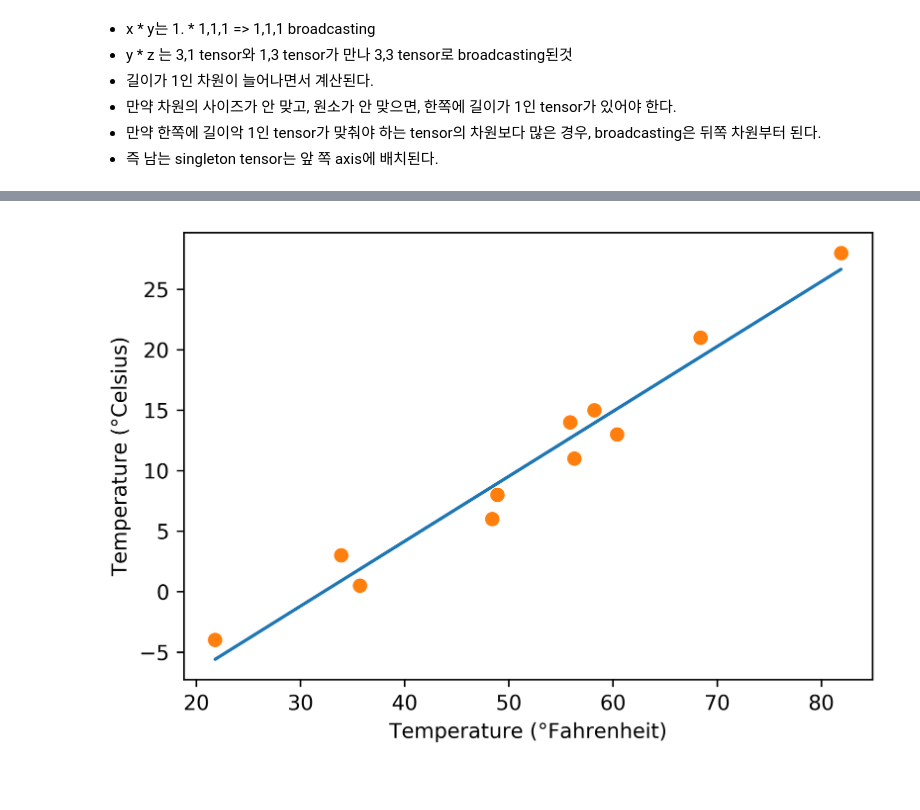
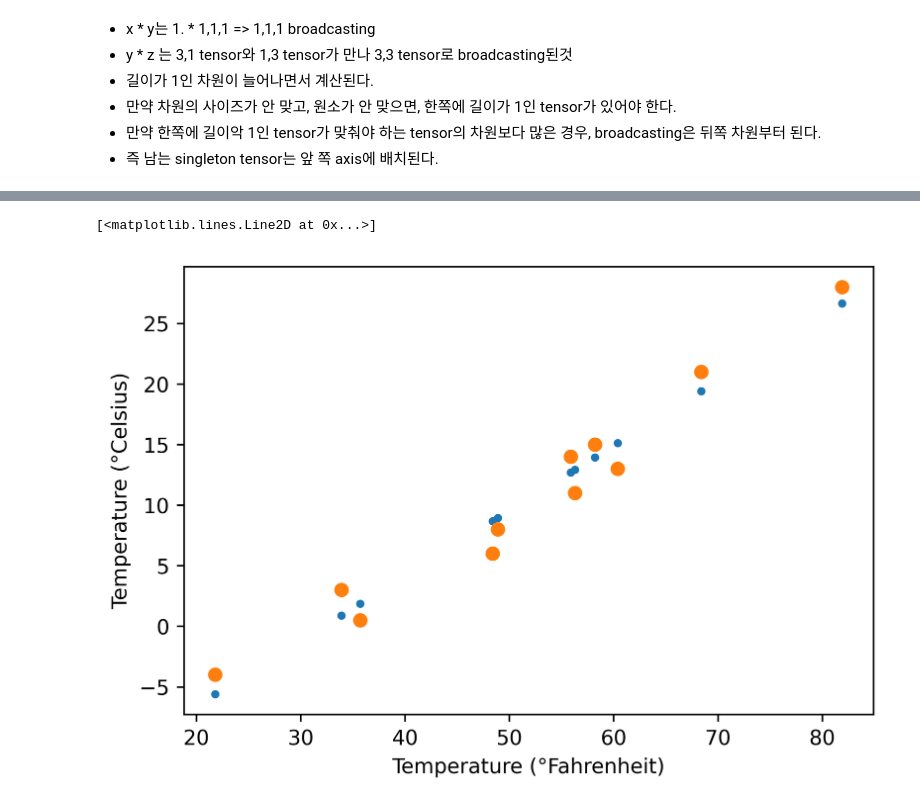
Before and after one commit to HyunsuLee/DL_with_pytorch, a Jupyter notebook: p1ch5/1_parameter_estimation.ipynb, the cells around one changed output, grey strips where cells are left out. Drawn from its saved outputs; the diff is of its cells as text; code cells hidden in the pictures.

```diff
--- a/p1ch5/1_parameter_estimation.ipynb
+++ b/p1ch5/1_parameter_estimation.ipynb
@@ -238,17 +251,18 @@ tensor([  5.3671, -17.3012])
 # %%
 %matplotlib inline
 from matplotlib import pyplot as plt
 
-t_p = model(t_un, *params)  # <1>
+t_p = model(t_un, *params)  # unpacking the element in params.
 
 fig = plt.figure(dpi=600)
 plt.xlabel("Temperature (°Fahrenheit)")
 plt.ylabel("Temperature (°Celsius)")
-plt.plot(t_u.numpy(), t_p.detach().numpy()) # <2>
-plt.plot(t_u.numpy(), t_c.numpy(), 'o')
-plt.savefig("temp_unknown_plot.png", format="png")  # bookskip
+plt.plot(t_u.numpy(), t_p.detach().numpy(), ".") # unknown input vs model's output
+plt.plot(t_u.numpy(), t_c.numpy(), 'o') # unknown input vs ground truth
+#plt.savefig("temp_unknown_plot.png", format="png")  # bookskip
 # %% [output]
+[<matplotlib.lines.Line2D at 0x...>]
-[figure, old version]
+[figure, new version]
 # %%
 %matplotlib inline
 from matplotlib import pyplot as plt
```
Also changed, not shown: parts of 12 cells of this notebook, 2 other files.
